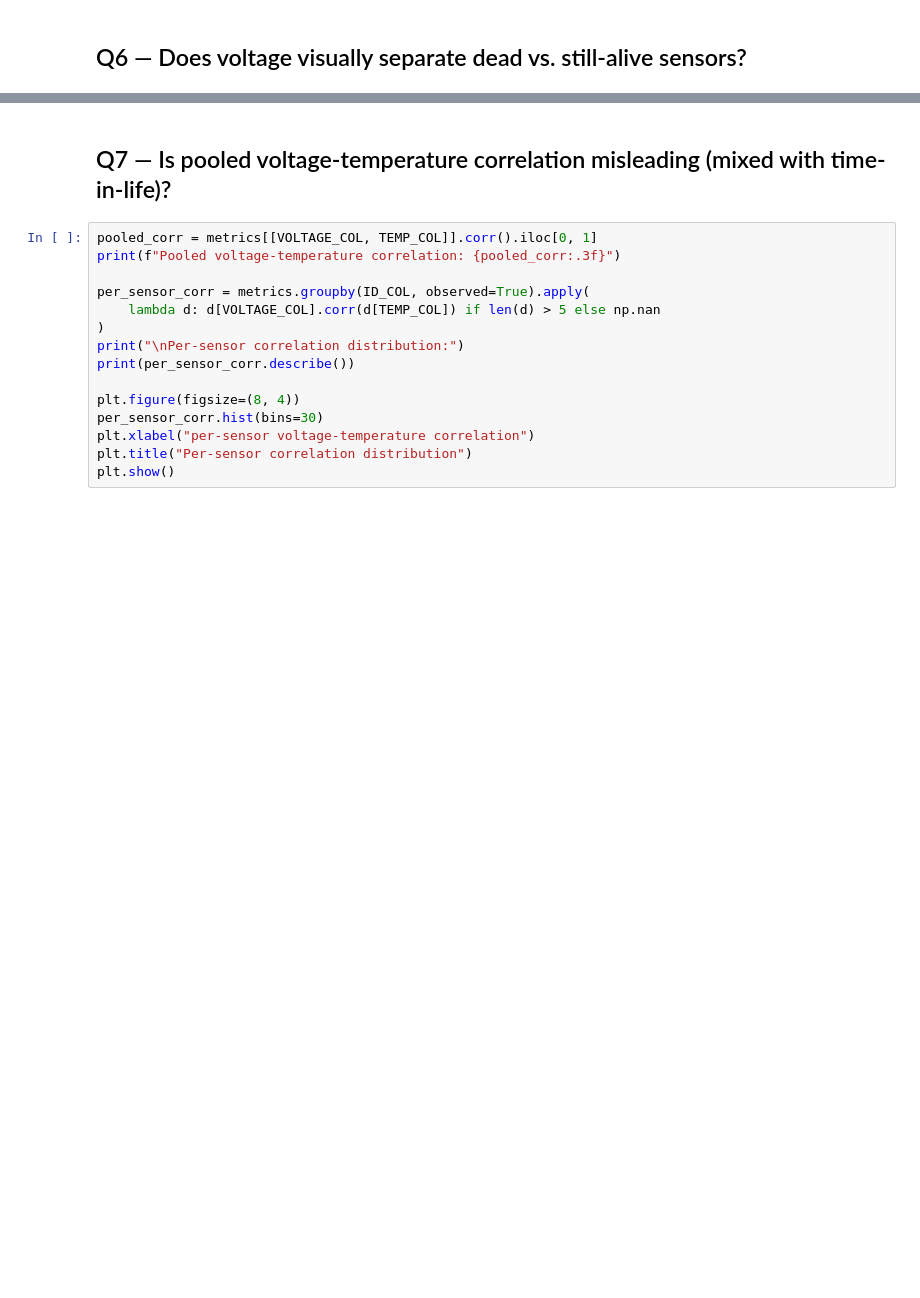
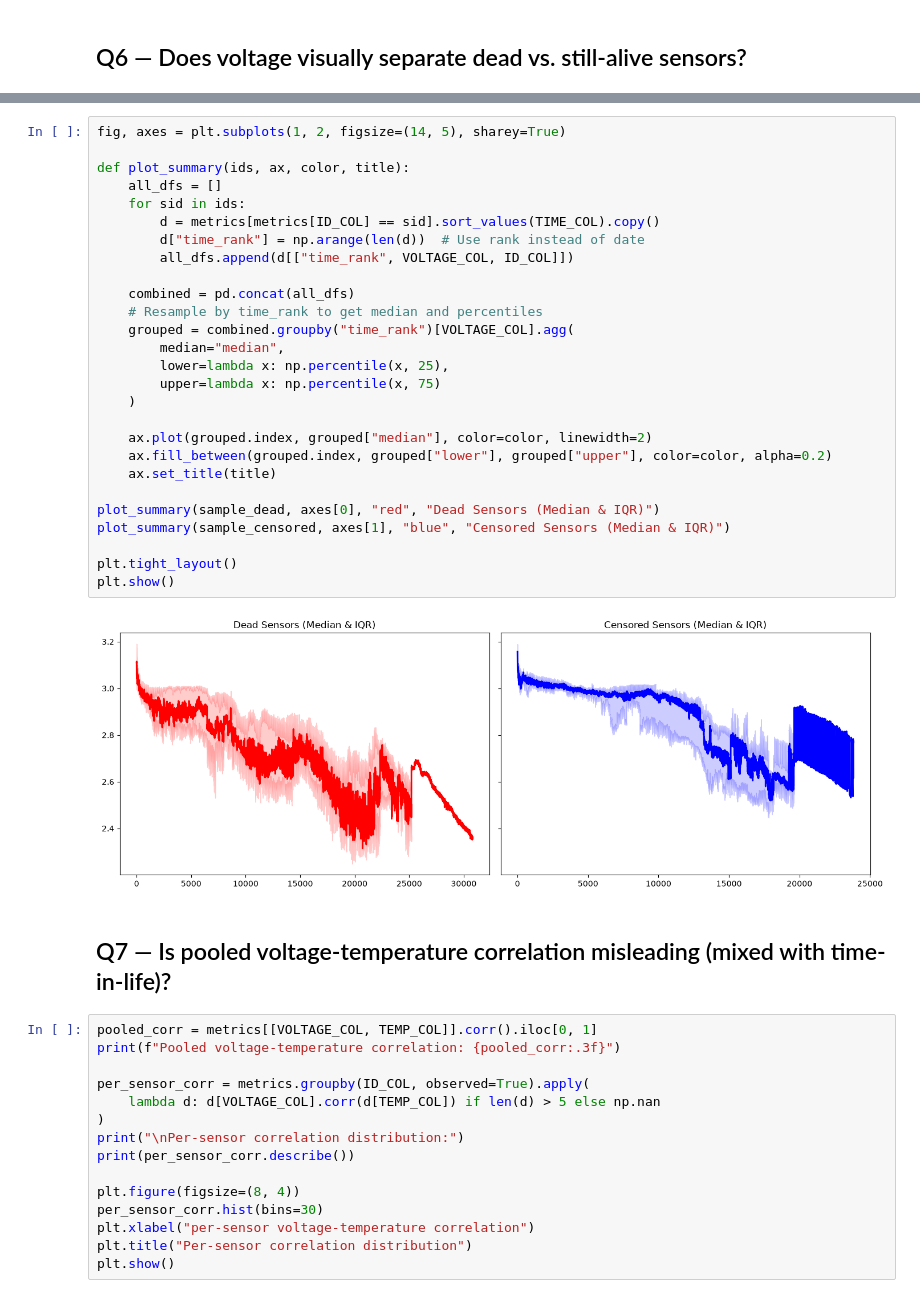
Before and after one commit to rabrie10/BatterySwapAI2026-MR, a Jupyter notebook: notebooks/01_eda.ipynb, the cells around one changed output, grey strips where cells are left out. Saved outputs shown, nothing was run; the diff lists cells and outputs as text; blank space fills up the shorter version.

```diff
--- a/notebooks/01_eda.ipynb
+++ b/notebooks/01_eda.ipynb
@@ -241,3 +323,32 @@ plt.show()
+# %%
+fig, axes = plt.subplots(1, 2, figsize=(14, 5), sharey=True)
+
+def plot_summary(ids, ax, color, title):
+    all_dfs = []
+    for sid in ids:
+        d = metrics[metrics[ID_COL] == sid].sort_values(TIME_COL).copy()
+        d["time_rank"] = np.arange(len(d))  # Use rank instead of date
+        all_dfs.append(d[["time_rank", VOLTAGE_COL, ID_COL]])
+
+    combined = pd.concat(all_dfs)
+    # Resample by time_rank to get median and percentiles
+    grouped = combined.groupby("time_rank")[VOLTAGE_COL].agg(
+        median="median",
+        lower=lambda x: np.percentile(x, 25),
+        upper=lambda x: np.percentile(x, 75)
+    )
+
+    ax.plot(grouped.index, grouped["median"], color=color, linewidth=2)
+    ax.fill_between(grouped.index, grouped["lower"], grouped["upper"], color=color, alpha=0.2)
+    ax.set_title(title)
+
+plot_summary(sample_dead, axes[0], "red", "Dead Sensors (Median & IQR)")
+plot_summary(sample_censored, axes[1], "blue", "Censored Sensors (Median & IQR)")
+
+plt.tight_layout()
+plt.show()
+# %% [output]
+[figure, added]
 # %% [markdown]
 ## Q7 — Is pooled voltage-temperature correlation misleading (mixed with time-in-life)?
 # %%
```
Also changed, not shown: parts of 29 cells of this notebook, 13 other files.
